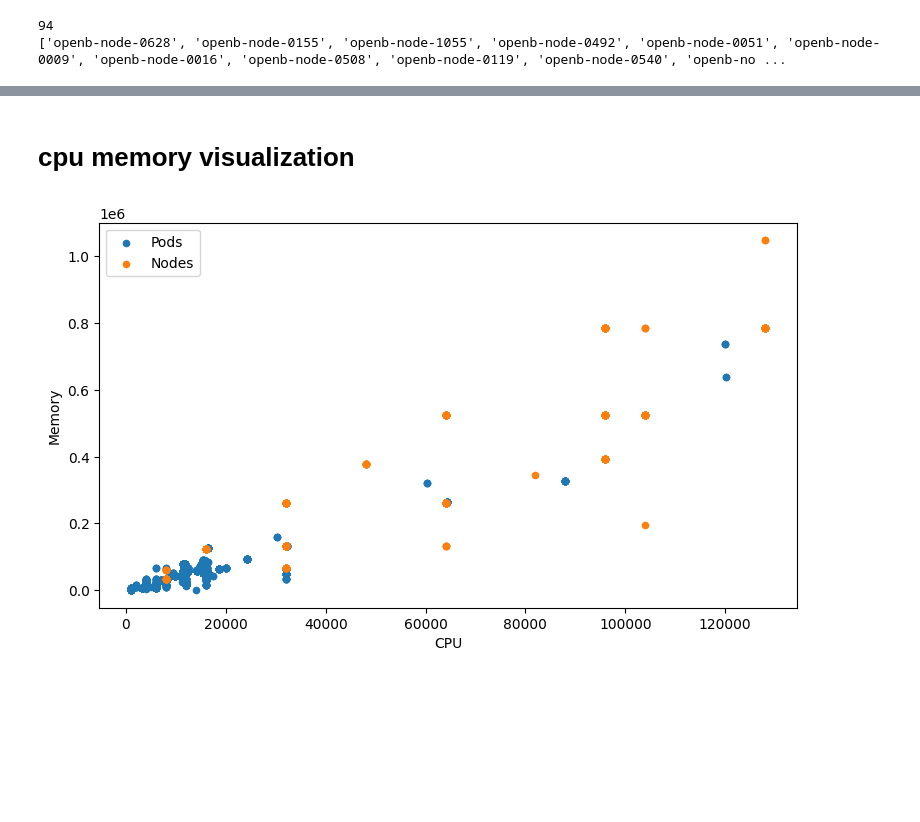
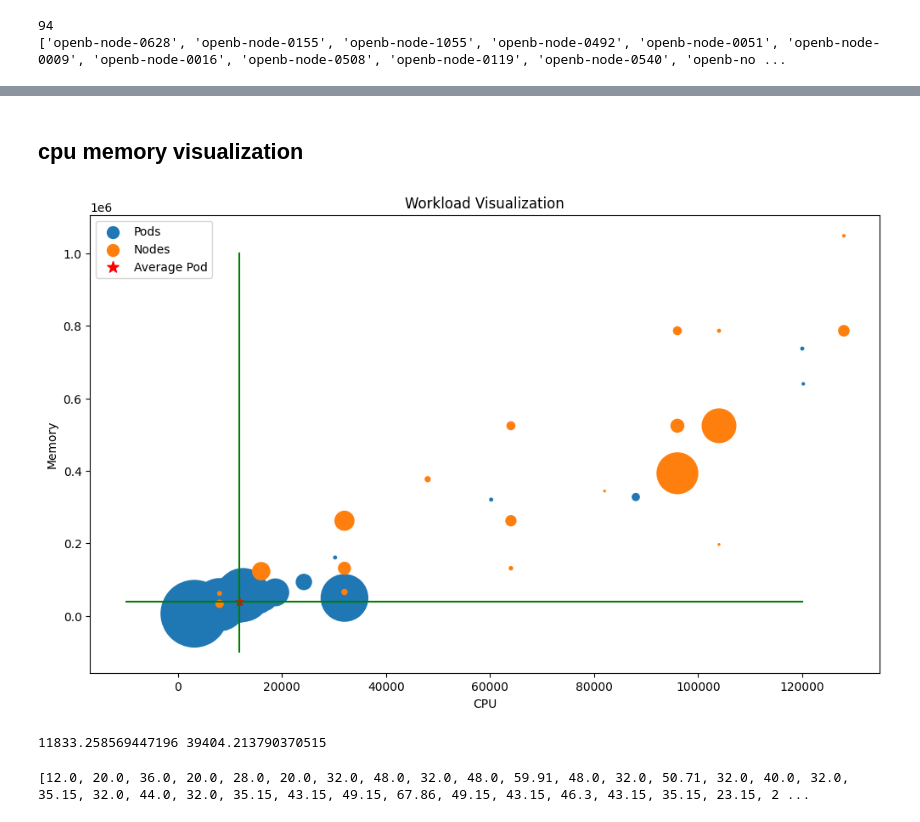
Before and after one commit to grief8/kubernetes-scheduler-simulator, a Jupyter notebook: main.ipynb, the cells around one changed output, grey strips where cells are left out. Saved outputs shown, nothing was run; the diff lists cells and outputs as text; code cells hidden in the pictures; blank space fills up the shorter version.

```diff
--- a/main.ipynb
+++ b/main.ipynb
@@ -668,22 +680,57 @@ for i in df['traces'].unique():
 # %% [markdown]
-# cpu memory visualization
+## cpu memory visualization
 # %%
 import pandas as pd
 import matplotlib.pyplot as plt
+from sklearn.cluster import KMeans
 
 path = '/home/fabing/projects/kubernetes-scheduler-simulator/data/csv/openb_pod_list_cpu300.csv'
 df = pd.read_csv(path)
+
+avg_cpu = df['cpu_milli'].mean()
+avg_mem = df['memory_mib'].mean()
+
 node_path = '/home/fabing/projects/kubernetes-scheduler-simulator/data/csv/openb_node_list_all_node.csv'
 node_df = pd.read_csv(node_path)
 
-X = df[['cpu_milli', 'memory_mib']]
-Y = node_df[['cpu_milli', 'memory_mib']]
-plt.figure(figsize=(9, 5))
-plt.scatter(X['cpu_milli'], X['memory_mib'], s=20, label='Pods')
-plt.scatter(Y['cpu_milli'], Y['memory_mib'], s=20, label= 'Nodes')
+X = df.groupby(['cpu_milli', 'memory_mib']).size().reset_index(name='counts')
+X['size'] = X['counts'] * 2
+Y = node_df.groupby(['cpu_milli', 'memory_mib']).size().reset_index(name='counts')
+Y['size'] = Y['counts'] * 2
+# kmeans = KMeans(n_clusters=1)
+# kmeans.fit(X)
+# center = kmeans.cluster_centers_
+
+plt.figure(figsize=(12, 7))
+plt.scatter(X['cpu_milli'], X['memory_mib'], s=X['size'], label='Pods')
+plt.scatter(Y['cpu_milli'], Y['memory_mib'], s=Y['size'], label= 'Nodes')
+plt.scatter(avg_cpu, avg_mem, s=50, marker='*', color='r', label='Average Pod')
+# plt.scatter(center[0][0], center[0][1], s=50, marker='*', color='g', label='Center of Pods')
+plt.plot([avg_cpu, avg_cpu], [-1e5, 1e6], color='g')
+# plt.plot([2*avg_cpu, 2*avg_cpu], [-1e5, 1e6], color='g')
+plt.plot([-1e4, 120000], [avg_mem, avg_mem], color='g')
+# plt.plot([-1e4, 120000], [2*avg_mem, 2*avg_mem], color='g')
 plt.xlabel('CPU')
 plt.ylabel('Memory')
-plt.legend()
+plt.title('Workload Visualization')
+# 设置图例中标记的大小
+legend = plt.legend()
+for handle in legend.legendHandles:
+    handle._sizes = [100]  # 设置标记的大小，这里设置为100
 plt.show()
+
+# print(center)
+print(avg_cpu, avg_mem)
 # %% [output]
-[figure, old version]
+[figure, new version]
+11833.258569447196 39404.213790370515
+# %%
+import pandas as pd
+
+
+path = '/home/fabing/projects/kubernetes-scheduler-simulator/experiments/2023_uniform_realtime/fabing_uniform_050_10_4/05-BestFit/1.3/42/analysis_time.csv'
+df = pd.read_csv(path)
+
+print(df['real_cpu'].values.tolist())
+# %% [output]
+[12.0, 20.0, 36.0, 20.0, 28.0, 20.0, 32.0, 48.0, 32.0, 48.0, 59.91, 48.0, 32.0, 50.71, 32.0, 40.0, 32.0, 35.15, 32.0, 44.0, 32.0, 35.15, 43.15, 49.15, 67.86, 49.15, 43.15, 46.3, 43.15, 35.15, 23.15, 2 ...
```
Also changed, not shown: parts of 25 cells of this notebook.
